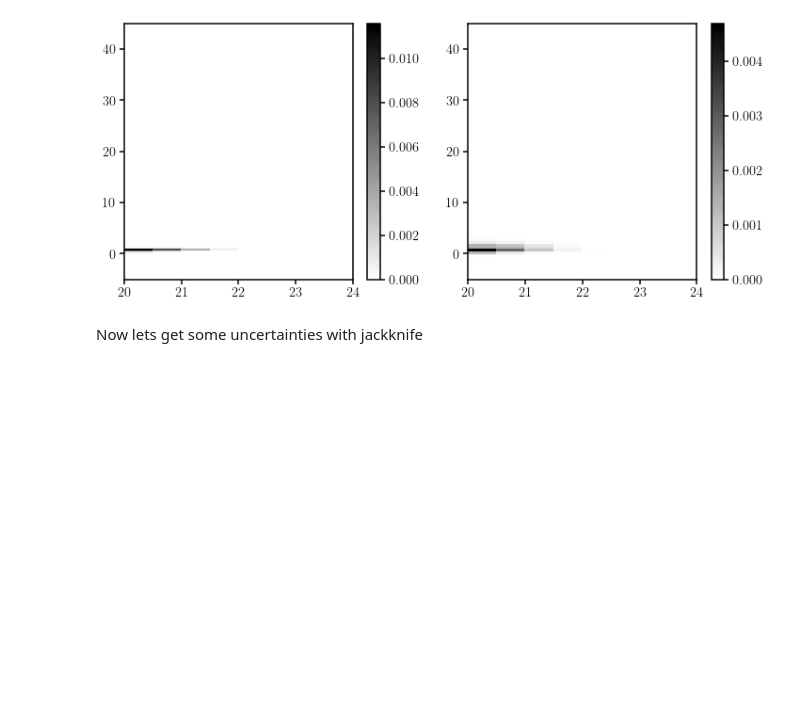
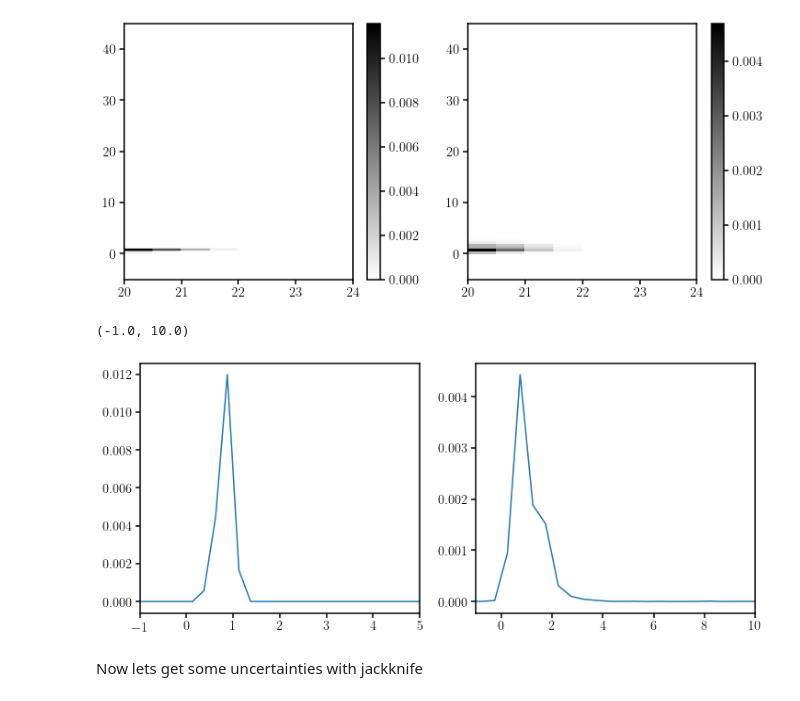
Before and after one commit to IQcollaboratory/galpopFM, a Jupyter notebook: nb/observable.ipynb, the cells around one changed output. Drawn from its saved outputs; the diff is of its cells as text; code cells hidden in the pictures; blank space fills up the shorter version.

```diff
--- a/nb/observable.ipynb
+++ b/nb/observable.ipynb
@@ -61,10 +62,11 @@ nbins = [8, 200, 100]
 ranges = [(20, 24), (-5., 45.), (-5, 45.)]
 # %%
 Nbins, edges = np.histogramdd(data_vector, bins=nbins, range=ranges)
-Rmag_edges = edges[0]
+r_edges = edges[0]
 gr_edges = edges[1]
-fuvnuv_edges = edges[2]
+fn_edges = edges[2]
 # %%
-dRmag = Rmag_edges[1] - Rmag_edges[0]
+dr = r_edges[1] - r_edges[0]
 dgr = gr_edges[1] - gr_edges[0]
-dfuvnuv = fuvnuv_edges[1] - fuvnuv_edges[0]
+dfn = fn_edges[1] - fn_edges[0]
+print(dr, dgr, dfn)
@@ -77,3 +75,9 @@ rho = Nbins.astype(float) / vol_sdss / dRmag / dgr / dfuvnuv
+# %%
+rho = Nbins.astype(float) / vol_sdss / dr / dgr / dfn
+rho_r_gr = dfn * np.sum(rho, axis=2)
+rho_r_fn = dgr * np.sum(rho, axis=1)
+rho_gr = dr * np.sum(rho_r_gr, axis=0)
+rho_fn = dr * np.sum(rho_r_fn, axis=0)
 # %%
 fig = plt.figure(figsize=(12,5))
 sub = fig.add_subplot(121)
@@ -86,6 +90,18 @@ plt.colorbar(h, ax=sub)
 # %% [output]
 <matplotlib.colorbar.Colorbar at 0x...>
 [figure]
+# %%
+fig = plt.figure(figsize=(12,5))
+sub = fig.add_subplot(121)
+sub.plot(0.5*(gr_edges[1:] + gr_edges[:-1]), rho_gr)
+sub.set_xlim(-1., 5.)
+
+sub = fig.add_subplot(122)
+sub.plot(0.5*(fn_edges[1:] + fn_edges[:-1]), rho_fn)
+sub.set_xlim(-1., 10.)
+# %% [output]
+(-1.0, 10.0)
+[figure, added]
 # %% [markdown]
 Now lets get some uncertainties with jackknife
 # %%
```
Also changed, not shown: parts of 16 cells of this notebook, 1 other file.
